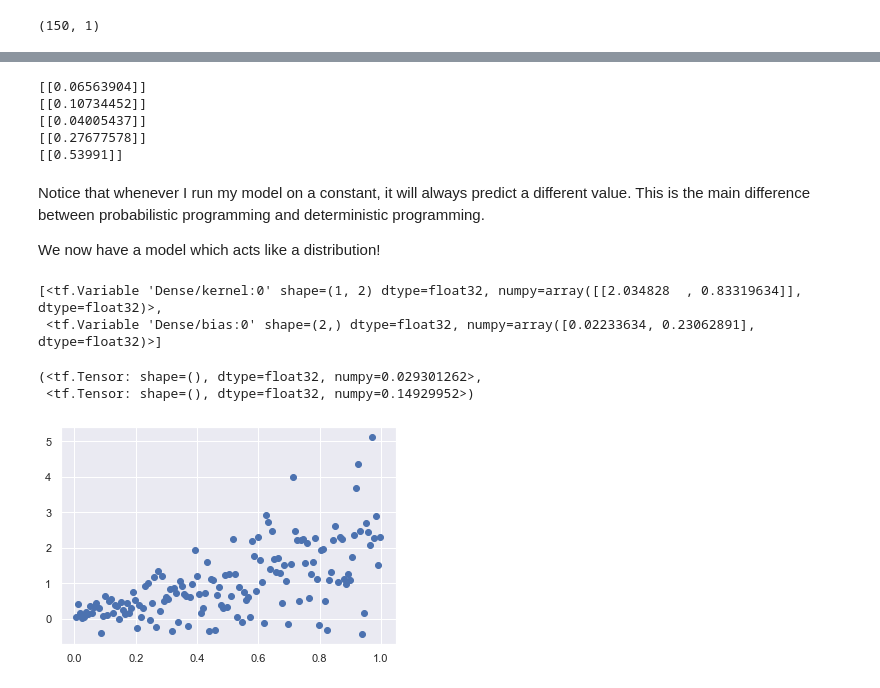
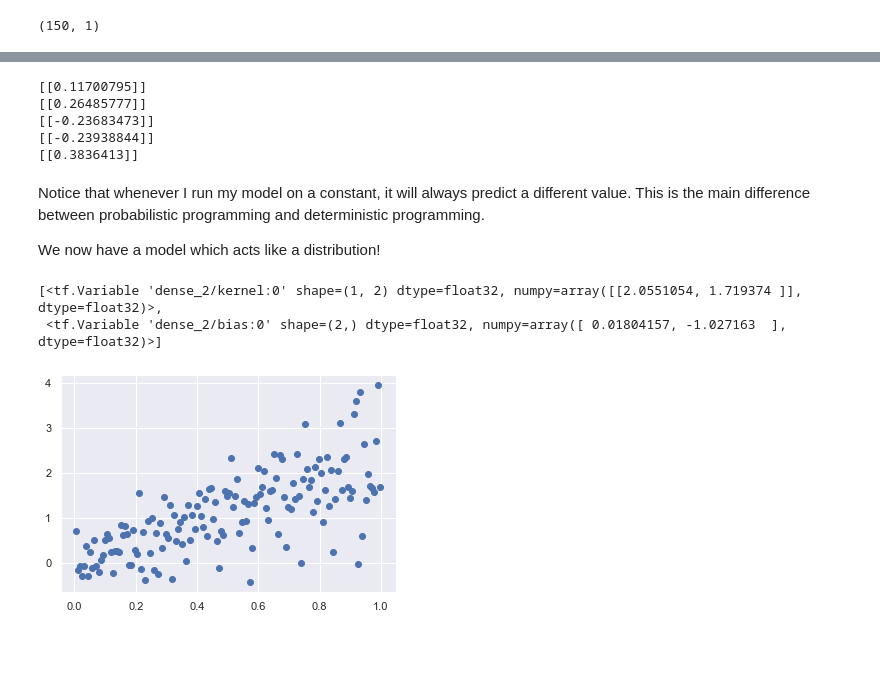
Before and after one commit to IavTavares/BayesStat-ProbProg-Python, a Jupyter notebook: Tensorflow-Probability/Simple Linear Regression.ipynb, the cells around one changed output, grey strips where cells are left out. Cells and saved outputs as stored; diff of their text form; code cells hidden in the pictures; blank space fills up the shorter version.

```diff
--- a/Tensorflow-Probability/Simple Linear Regression.ipynb
+++ b/Tensorflow-Probability/Simple Linear Regression.ipynb
@@ -14,13 +18,13 @@ negloglik = lambda y, rv_y: -rv_y.log_prob(y)
 # %% [markdown]
 # Synthetic Dataset
 # %%
-def cp_dataset(n=150, n_tst=150,beta=2):
+def syn_dataset(n=150, n_tst=150,beta=2):
     # to allow for reproducibility
     np.random.seed(43)
     # We're making the picking the input features randomly.
     x = np.random.rand(n)
 
-    #Let's make the errors heterosckedastic
+    #Let's make the errors heterosckedastic(monotonically)
     eps = np.sqrt(x)*np.random.randn(n)
 
     y = (beta*x)+ eps
@@ -32,7 +36,7 @@ def cp_dataset(n=150, n_tst=150,beta=2):
     x_tst = x_tst[:, np.newaxis]
     return y, x, x_tst
 
-y_syn_ds, x_syn_ds, x_tst_syn_ds = cp_dataset()
+y_syn_ds, x_syn_ds, x_tst_syn_ds = syn_dataset()
 # %%
 plt.scatter(x_syn_ds,y_syn_ds)
 plt.show()
@@ -47,7 +55,10 @@ x_tst_syn_ds.shape
 # %%
 # Build model.
 model_syn_ds= tf.keras.Sequential([
-    tf.keras.layers.Dense(2, input_shape=(1,),name="Dense"),
-    tfp.layers.DistributionLambda(lambda t: tfd.Normal(loc=t[:,:1], scale=t[:, 1:]),
+    tf.keras.layers.Dense(2, input_shape=(1,)),
+    tfp.layers.DistributionLambda(lambda t: tfd.Normal(loc=t[:,:1],
+                                                       scale=1e-5+tf.math.softplus(t[:, 1:])
+                                # 1e-5+tf.math.softplus() to make sure scale is positive
+                                                      ),
                                   convert_to_tensor_fn=tfd.Distribution.sample,
                                   name="Distribution")])
@@ -78,11 +119,11 @@ try_point=np.array([[0]])
 for _ in range(5):
     print(model_syn_ds.predict(try_point))
 # %% [output]
-[[0.06563904]]
-[[0.10734452]]
-[[0.04005437]]
-[[0.27677578]]
-[[0.53991]]
+[[0.11700795]]
+[[0.26485777]]
+[[-0.23683473]]
+[[-0.23938844]]
+[[0.3836413]]
 # %% [markdown]
 Notice that whenever I run my model on a constant, it will always predict a different value.
 This is the main difference between probabilistic programming and deterministic programming.
@@ -91,18 +132,13 @@ We now have a model which acts like a distribution!
 # %%
 model_syn_ds.weights
 # %% [output]
-[<tf.Variable 'Dense/kernel:0' shape=(1, 2) dtype=float32, numpy=array([[2.034828  , 0.83319634]], dtype=float32)>,
- <tf.Variable 'Dense/bias:0' shape=(2,) dtype=float32, numpy=array([0.02233634, 0.23062891], dtype=float32)>]
+[<tf.Variable 'dense_2/kernel:0' shape=(1, 2) dtype=float32, numpy=array([[2.0551054, 1.719374 ]], dtype=float32)>,
+ <tf.Variable 'dense_2/bias:0' shape=(2,) dtype=float32, numpy=array([ 0.01804157, -1.027163  ], dtype=float32)>]
-# %%
-model_cp_ds.weights[1][0],model_cp_ds.weights[1][1]
-# %% [output]
-(<tf.Tensor: shape=(), dtype=float32, numpy=0.029301262>,
- <tf.Tensor: shape=(), dtype=float32, numpy=0.14929952>)
 # %%
 # Do inference.
 yhat_syn_ds = model_syn_ds(x_tst_syn_ds)
 # %%
-plt.scatter(x_tst_cp_ds,yhat_cp_ds.sample())
+plt.scatter(x_tst_syn_ds,yhat_syn_ds.sample())
 plt.show()
 # %% [output]
-[figure, old version]
+[figure, new version]
```
Also changed, not shown: parts of 22 cells of this notebook.
